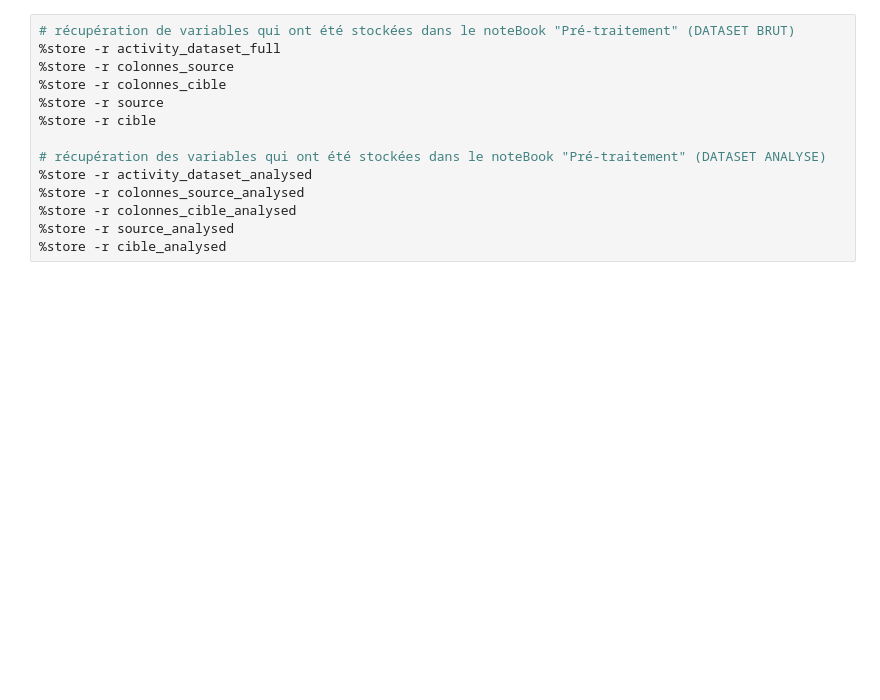
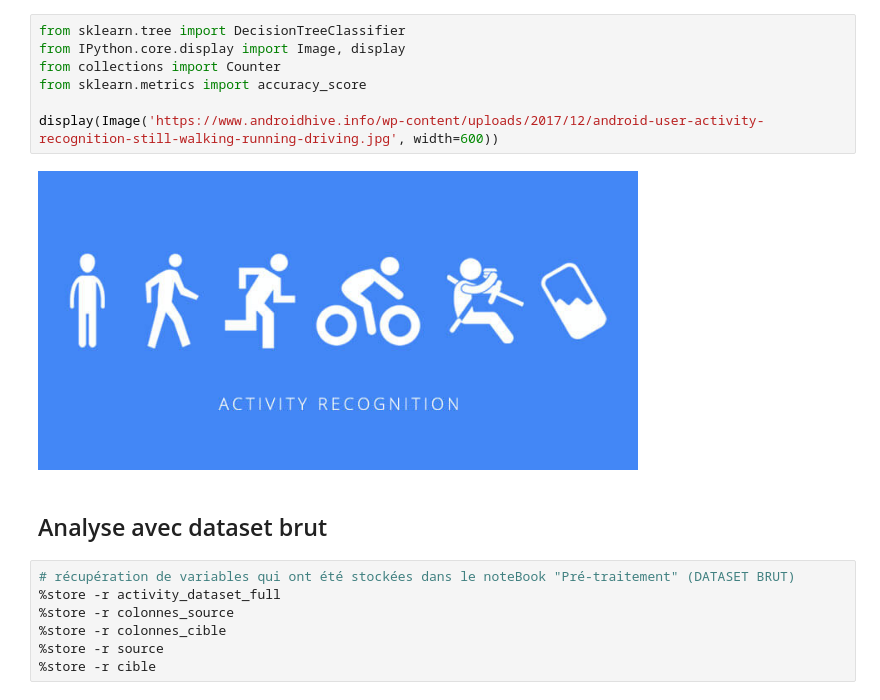
Before and after one commit to Asifadam93/UserActivityRecognition, a Jupyter notebook: Notebook_python/Dataset Analyse - Decision tree.ipynb, the cells around one changed output. Saved outputs shown, nothing was run; the diff lists cells and outputs as text; blank space fills up the shorter version.

Commit message:
brut and analysed dataset results

```diff
--- a/Notebook_python/Dataset Analyse - Decision tree.ipynb
+++ b/Notebook_python/Dataset Analyse - Decision tree.ipynb
@@ -1,3 +1,14 @@
+# %%
+from sklearn.tree import DecisionTreeClassifier
+from IPython.core.display import Image, display
+from collections import Counter
+from sklearn.metrics import accuracy_score
+
+display(Image('https://www.androidhive.info/wp-content/uploads/2017/12/android-user-activity-recognition-still-walking-running-driving.jpg', width=600))
+# %% [output]
+[figure, added]
+# %% [markdown]
+## Analyse avec dataset brut
 # %%
 # récupération de variables qui ont été stockées dans le noteBook "Pré-traitement" (DATASET BRUT)
 %store -r activity_dataset_full
@@ -5,10 +16,3 @@
 %store -r colonnes_cible
 %store -r source
 %store -r cible
-
-# récupération des variables qui ont été stockées dans le noteBook "Pré-traitement" (DATASET ANALYSE)
-%store -r activity_dataset_analysed
-%store -r colonnes_source_analysed
-%store -r colonnes_cible_analysed
-%store -r source_analysed
-%store -r cible_analysed
```
Also changed, not shown: parts of 12 cells of this notebook.
